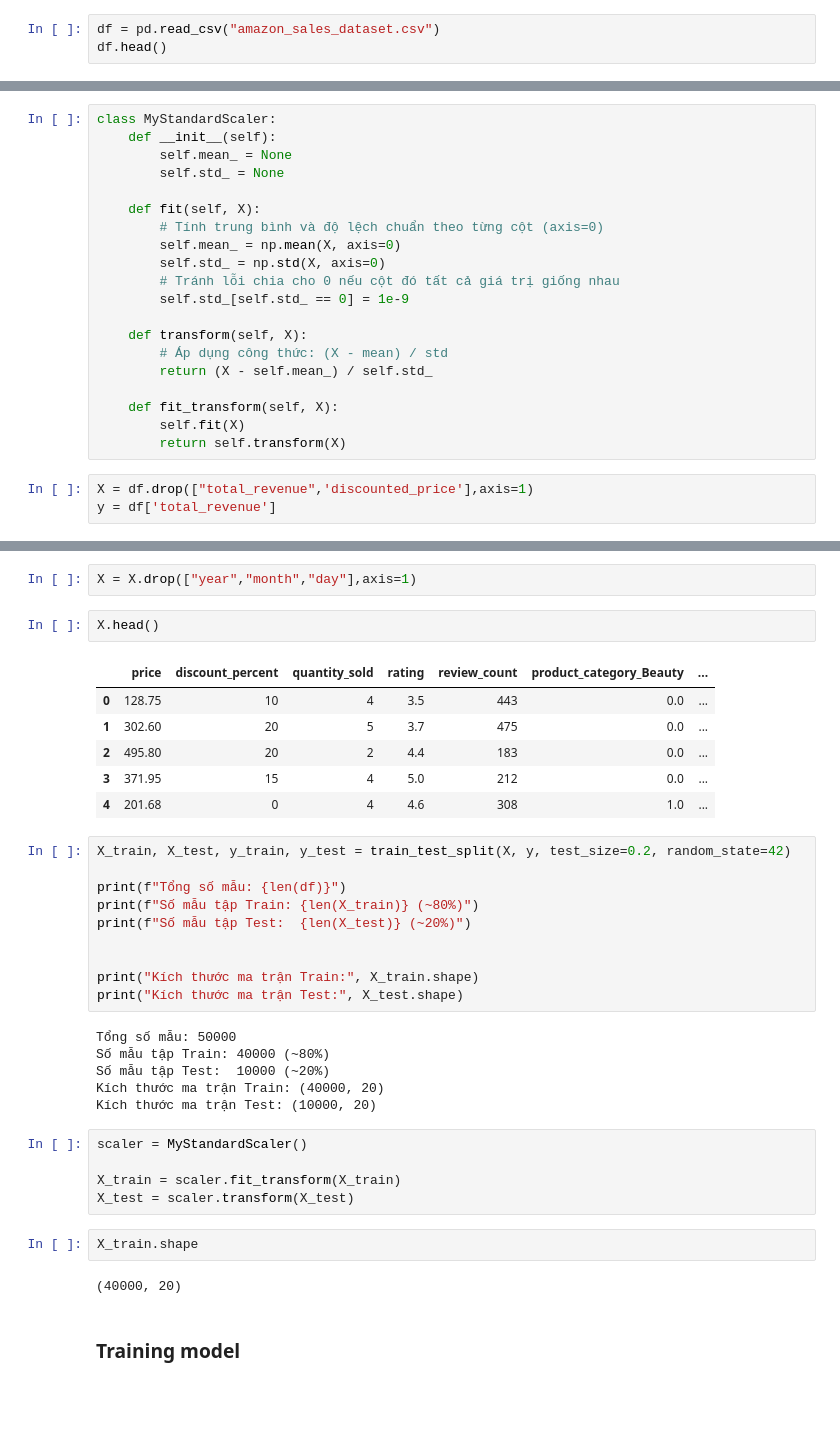
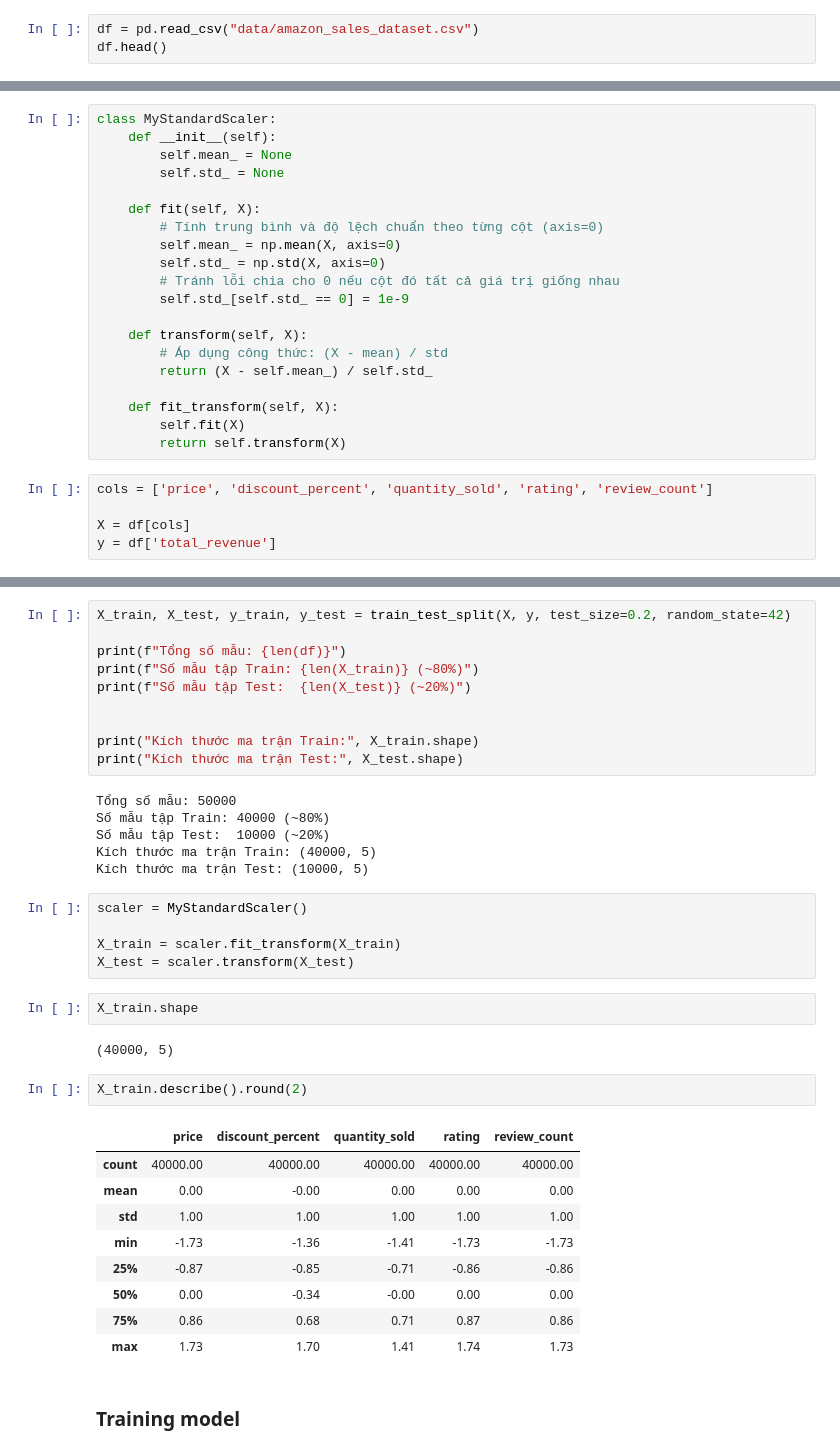
Before and after one commit to dainguyenbao2006-cyber/Enocomic, a Jupyter notebook: pratice2_1.ipynb, the cells around one changed output, grey strips where cells are left out. Drawn from its saved outputs; the diff is of its cells as text; blank space fills up the shorter version.

Commit message:
new file:   data/amazon_sales_dataset.csv 	modified:   pratice2_1.ipynb

```diff
--- a/pratice2_1.ipynb
+++ b/pratice2_1.ipynb
@@ -8,7 +8,7 @@ import seaborn as sns
 from sklearn.model_selection import train_test_split
 from sklearn.preprocessing import OneHotEncoder
 # %%
-df = pd.read_csv("amazon_sales_dataset.csv")
+df = pd.read_csv("data/amazon_sales_dataset.csv")
 df.head()
 # %% [output]
 |  | order_id | order_date | product_id | product_category | price | discount_percent | quantity_sold | ... |
@@ -198,5 +198,7 @@ class MyStandardScaler:
         self.fit(X)
         return self.transform(X)
 # %%
-X = df.drop(["total_revenue",'discounted_price'],axis=1)
+cols = ['price', 'discount_percent', 'quantity_sold', 'rating', 'review_count']
+
+X = df[cols]
 y = df['total_revenue']
@@ -213,14 +205,3 @@ X.head()
-# %%
-X = X.drop(["year","month","day"],axis=1)
-# %%
-X.head()
-# %% [output]
-|  | price | discount_percent | quantity_sold | rating | review_count | product_category_Beauty | ... |
-| 0 | 128.75 | 10 | 4 | 3.5 | 443 | 0.0 | ... |
-| 1 | 302.60 | 20 | 5 | 3.7 | 475 | 0.0 | ... |
-| 2 | 495.80 | 20 | 2 | 4.4 | 183 | 0.0 | ... |
-| 3 | 371.95 | 15 | 4 | 5.0 | 212 | 0.0 | ... |
-| 4 | 201.68 | 0 | 4 | 4.6 | 308 | 1.0 | ... |
 # %%
 X_train, X_test, y_train, y_test = train_test_split(X, y, test_size=0.2, random_state=42)
 
@@ -235,8 +216,8 @@ print("Kích thước ma trận Test:", X_test.shape)
 Tổng số mẫu: 50000
 Số mẫu tập Train: 40000 (~80%)
 Số mẫu tập Test:  10000 (~20%)
-Kích thước ma trận Train: (40000, 20)
-Kích thước ma trận Test: (10000, 20)
+Kích thước ma trận Train: (40000, 5)
+Kích thước ma trận Test: (10000, 5)
 # %%
 scaler = MyStandardScaler()
 
@@ -245,7 +226,19 @@ X_test = scaler.transform(X_test)
 # %%
 X_train.shape
 # %% [output]
-(40000, 20)
+(40000, 5)
+# %%
+X_train.describe().round(2)
+# %% [output]
+|  | price | discount_percent | quantity_sold | rating | review_count |
+| count | 40000.00 | 40000.00 | 40000.00 | 40000.00 | 40000.00 |
+| mean | 0.00 | -0.00 | 0.00 | 0.00 | 0.00 |
+| std | 1.00 | 1.00 | 1.00 | 1.00 | 1.00 |
+| min | -1.73 | -1.36 | -1.41 | -1.73 | -1.73 |
+| 25% | -0.87 | -0.85 | -0.71 | -0.86 | -0.86 |
+| 50% | 0.00 | -0.34 | -0.00 | 0.00 | 0.00 |
+| 75% | 0.86 | 0.68 | 0.71 | 0.87 | 0.86 |
+| max | 1.73 | 1.70 | 1.41 | 1.74 | 1.73 |
 # %% [markdown]
 ### Training model
 # %%
```
Also changed, not shown: parts of 14 cells of this notebook, 1 other file.
